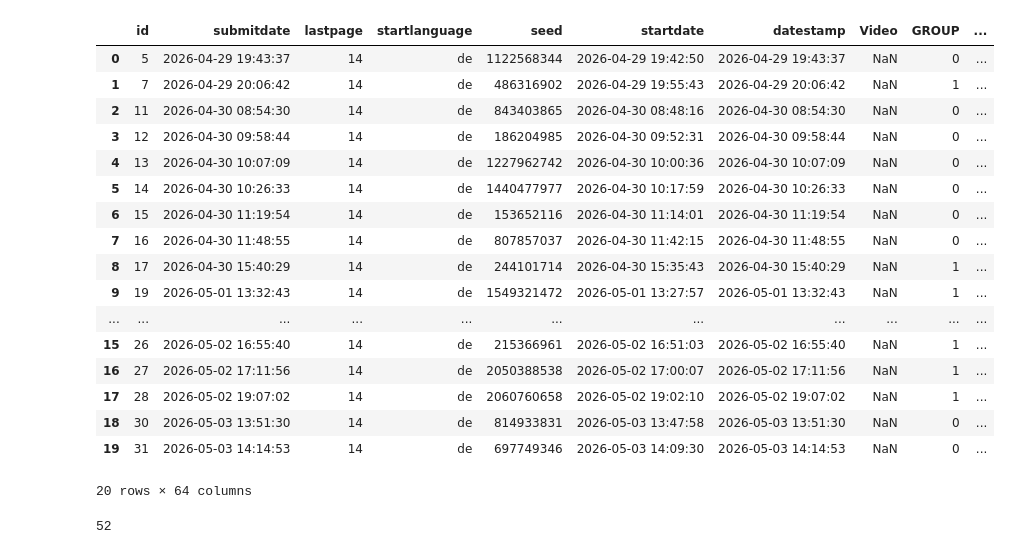
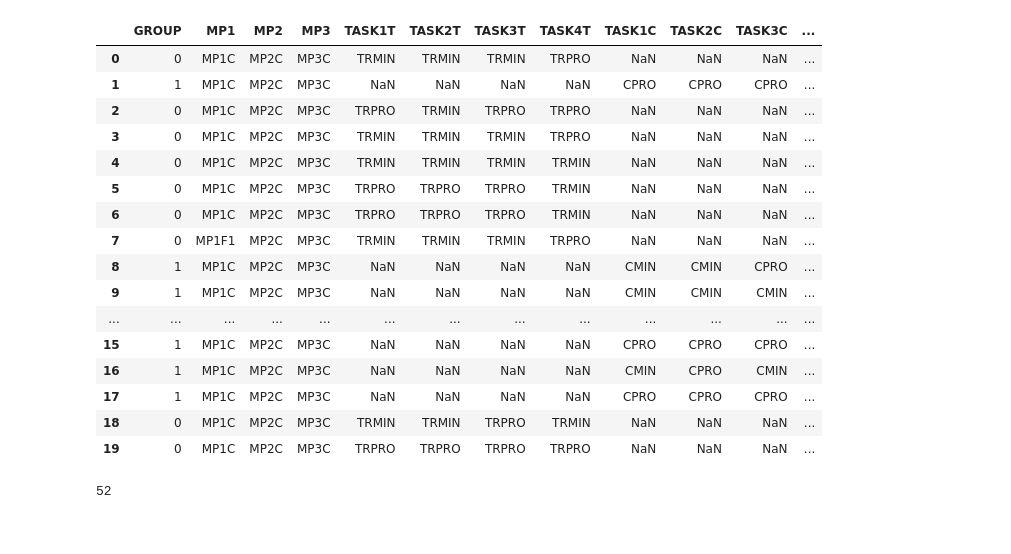
Before and after one commit to Klesel/SustainabilityEducation, a Jupyter notebook: Education_Anaylsis.ipynb, the cells around one changed output. Drawn from its saved outputs; the diff is of its cells as text; code cells hidden in the pictures.

```diff
--- a/Education_Anaylsis.ipynb
+++ b/Education_Anaylsis.ipynb
@@ -1,29 +1,28 @@
 # %%
 import pandas as pd
 import numpy as np
 
-data_raw = pd.read_csv('results-survey868773.csv')
+data_raw = pd.read_csv('data/results-survey868773.csv', delimiter=';')
 data_analyze = data_raw.copy()
 data_analyze.head(20)
 # %% [output]
-|  | id | submitdate | lastpage | startlanguage | seed | startdate | datestamp | Video | GROUP | ... |
-| 0 | 5 | 2026-04-29 19:43:37 | 14 | de | 1122568344 | 2026-04-29 19:42:50 | 2026-04-29 19:43:37 | NaN | 0 | ... |
-| 1 | 7 | 2026-04-29 20:06:42 | 14 | de | 486316902 | 2026-04-29 19:55:43 | 2026-04-29 20:06:42 | NaN | 1 | ... |
-| 2 | 11 | 2026-04-30 08:54:30 | 14 | de | 843403865 | 2026-04-30 08:48:16 | 2026-04-30 08:54:30 | NaN | 0 | ... |
-| 3 | 12 | 2026-04-30 09:58:44 | 14 | de | 186204985 | 2026-04-30 09:52:31 | 2026-04-30 09:58:44 | NaN | 0 | ... |
-| 4 | 13 | 2026-04-30 10:07:09 | 14 | de | 1227962742 | 2026-04-30 10:00:36 | 2026-04-30 10:07:09 | NaN | 0 | ... |
-| 5 | 14 | 2026-04-30 10:26:33 | 14 | de | 1440477977 | 2026-04-30 10:17:59 | 2026-04-30 10:26:33 | NaN | 0 | ... |
-| 6 | 15 | 2026-04-30 11:19:54 | 14 | de | 153652116 | 2026-04-30 11:14:01 | 2026-04-30 11:19:54 | NaN | 0 | ... |
-| 7 | 16 | 2026-04-30 11:48:55 | 14 | de | 807857037 | 2026-04-30 11:42:15 | 2026-04-30 11:48:55 | NaN | 0 | ... |
-| 8 | 17 | 2026-04-30 15:40:29 | 14 | de | 244101714 | 2026-04-30 15:35:43 | 2026-04-30 15:40:29 | NaN | 1 | ... |
-| 9 | 19 | 2026-05-01 13:32:43 | 14 | de | 1549321472 | 2026-05-01 13:27:57 | 2026-05-01 13:32:43 | NaN | 1 | ... |
-| ... | ... | ... | ... | ... | ... | ... | ... | ... | ... | ... |
-| 15 | 26 | 2026-05-02 16:55:40 | 14 | de | 215366961 | 2026-05-02 16:51:03 | 2026-05-02 16:55:40 | NaN | 1 | ... |
-| 16 | 27 | 2026-05-02 17:11:56 | 14 | de | 2050388538 | 2026-05-02 17:00:07 | 2026-05-02 17:11:56 | NaN | 1 | ... |
-| 17 | 28 | 2026-05-02 19:07:02 | 14 | de | 2060760658 | 2026-05-02 19:02:10 | 2026-05-02 19:07:02 | NaN | 1 | ... |
-| 18 | 30 | 2026-05-03 13:51:30 | 14 | de | 814933831 | 2026-05-03 13:47:58 | 2026-05-03 13:51:30 | NaN | 0 | ... |
-| 19 | 31 | 2026-05-03 14:14:53 | 14 | de | 697749346 | 2026-05-03 14:09:30 | 2026-05-03 14:14:53 | NaN | 0 | ... |
+|  | GROUP | MP1 | MP2 | MP3 | TASK1T | TASK2T | TASK3T | TASK4T | TASK1C | TASK2C | TASK3C | ... |
+| 0 | 0 | MP1C | MP2C | MP3C | TRMIN | TRMIN | TRMIN | TRPRO | NaN | NaN | NaN | ... |
+| 1 | 1 | MP1C | MP2C | MP3C | NaN | NaN | NaN | NaN | CPRO | CPRO | CPRO | ... |
+| 2 | 0 | MP1C | MP2C | MP3C | TRPRO | TRMIN | TRPRO | TRPRO | NaN | NaN | NaN | ... |
+| 3 | 0 | MP1C | MP2C | MP3C | TRMIN | TRMIN | TRMIN | TRPRO | NaN | NaN | NaN | ... |
+| 4 | 0 | MP1C | MP2C | MP3C | TRMIN | TRMIN | TRMIN | TRMIN | NaN | NaN | NaN | ... |
+| 5 | 0 | MP1C | MP2C | MP3C | TRPRO | TRPRO | TRPRO | TRMIN | NaN | NaN | NaN | ... |
+| 6 | 0 | MP1C | MP2C | MP3C | TRPRO | TRPRO | TRPRO | TRMIN | NaN | NaN | NaN | ... |
+| 7 | 0 | MP1F1 | MP2C | MP3C | TRMIN | TRMIN | TRMIN | TRPRO | NaN | NaN | NaN | ... |
+| 8 | 1 | MP1C | MP2C | MP3C | NaN | NaN | NaN | NaN | CMIN | CMIN | CPRO | ... |
+| 9 | 1 | MP1C | MP2C | MP3C | NaN | NaN | NaN | NaN | CMIN | CMIN | CMIN | ... |
+| ... | ... | ... | ... | ... | ... | ... | ... | ... | ... | ... | ... | ... |
+| 15 | 1 | MP1C | MP2C | MP3C | NaN | NaN | NaN | NaN | CPRO | CPRO | CPRO | ... |
+| 16 | 1 | MP1C | MP2C | MP3C | NaN | NaN | NaN | NaN | CMIN | CPRO | CMIN | ... |
+| 17 | 1 | MP1C | MP2C | MP3C | NaN | NaN | NaN | NaN | CPRO | CPRO | CPRO | ... |
+| 18 | 0 | MP1C | MP2C | MP3C | TRMIN | TRMIN | TRPRO | TRMIN | NaN | NaN | NaN | ... |
+| 19 | 0 | MP1C | MP2C | MP3C | TRPRO | TRPRO | TRPRO | TRPRO | NaN | NaN | NaN | ... |
-20 rows × 64 columns
 # %%
 # Attention checks
 
```
Also changed, not shown: parts of 1 cell of this notebook, 7 other files.
